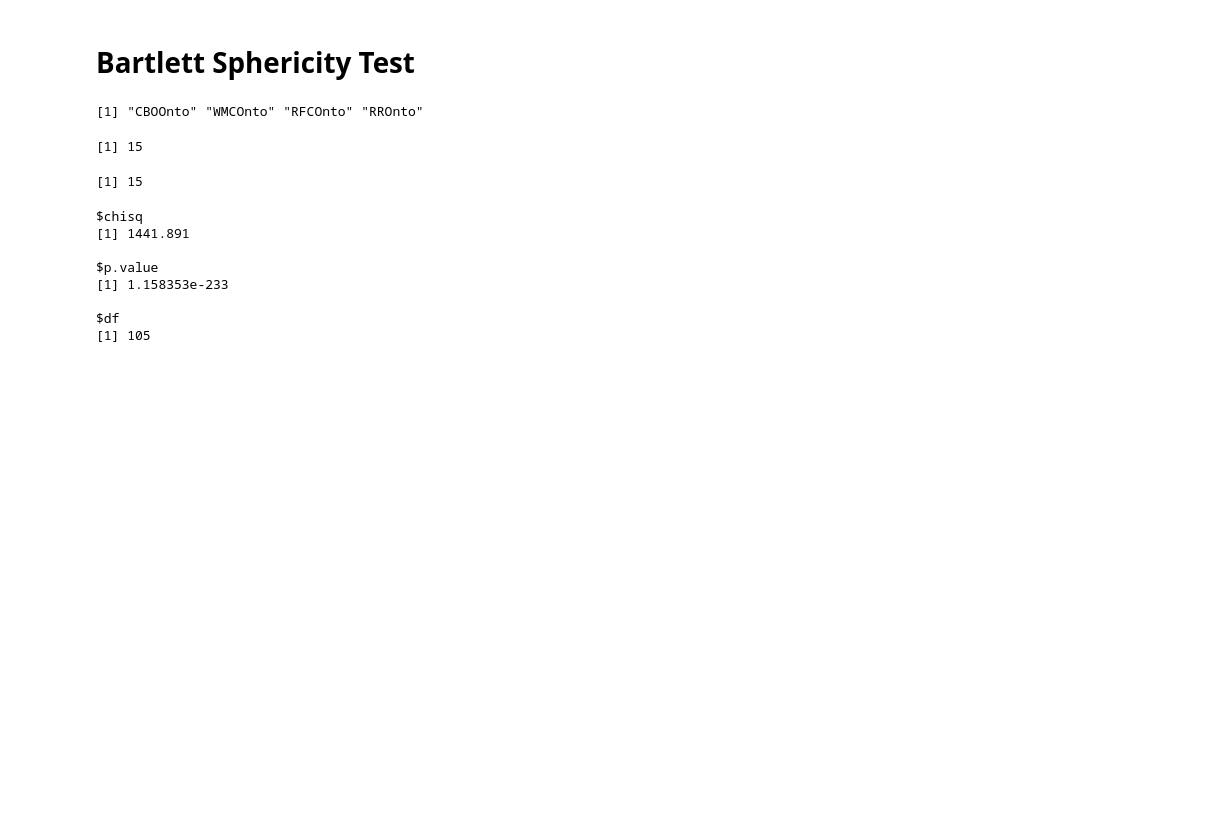
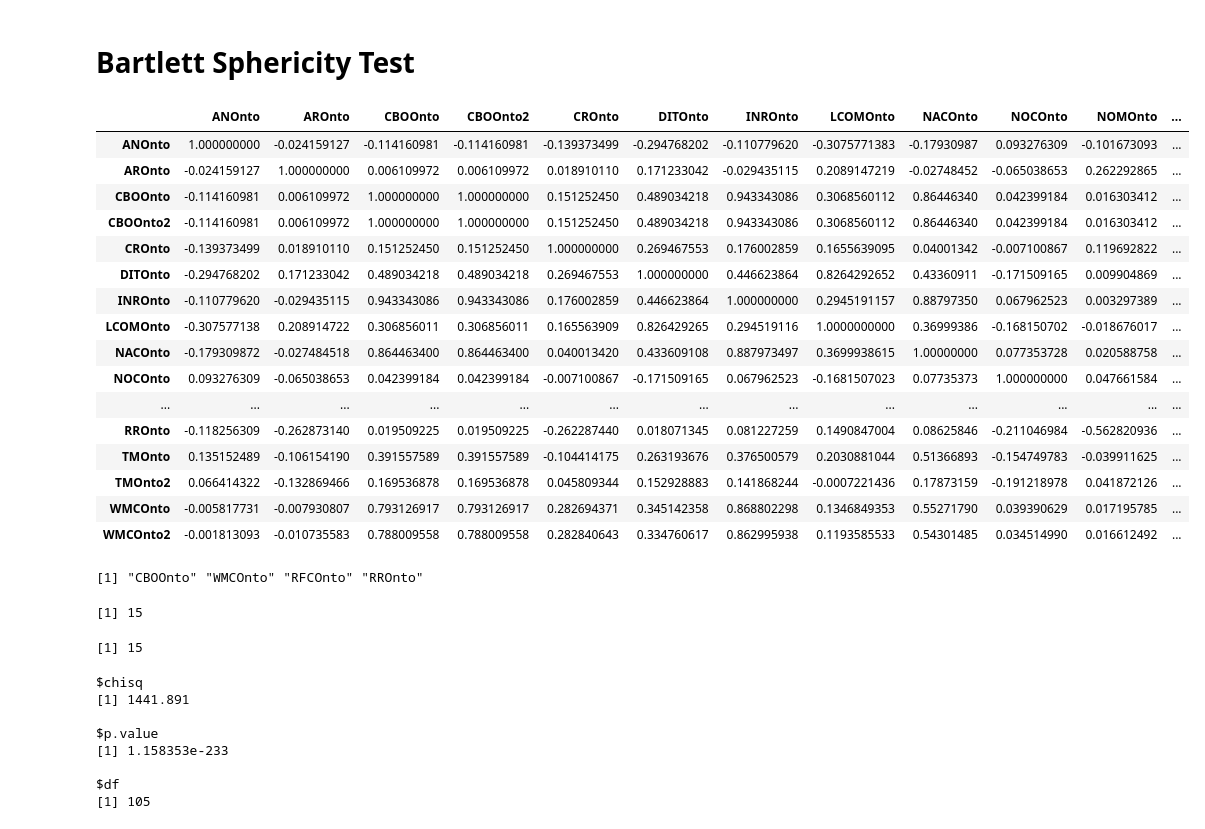
Before and after one commit to neobernad/evaluomeR, a Jupyter notebook: notebooks/local/evaluomeR-Step_0.ipynb, the cells around one changed output. Drawn from its saved outputs; the diff is of its cells as text; code cells hidden in the pictures; blank space fills up the shorter version.

```diff
--- a/notebooks/local/evaluomeR-Step_0.ipynb
+++ b/notebooks/local/evaluomeR-Step_0.ipynb
@@ -94,6 +76,26 @@ biplot(data.pca)
 # %%
 R = cor(data)
 #print(correlations)
+# %%
+R
+# %% [output]
+|  | ANOnto | AROnto | CBOOnto | CBOOnto2 | CROnto | DITOnto | INROnto | LCOMOnto | NACOnto | NOCOnto | NOMOnto | ... |
+| ANOnto | 1.000000000 | -0.024159127 | -0.114160981 | -0.114160981 | -0.139373499 | -0.294768202 | -0.110779620 | -0.3075771383 | -0.17930987 | 0.093276309 | -0.101673093 | ... |
+| AROnto | -0.024159127 | 1.000000000 | 0.006109972 | 0.006109972 | 0.018910110 | 0.171233042 | -0.029435115 | 0.2089147219 | -0.02748452 | -0.065038653 | 0.262292865 | ... |
+| CBOOnto | -0.114160981 | 0.006109972 | 1.000000000 | 1.000000000 | 0.151252450 | 0.489034218 | 0.943343086 | 0.3068560112 | 0.86446340 | 0.042399184 | 0.016303412 | ... |
+| CBOOnto2 | -0.114160981 | 0.006109972 | 1.000000000 | 1.000000000 | 0.151252450 | 0.489034218 | 0.943343086 | 0.3068560112 | 0.86446340 | 0.042399184 | 0.016303412 | ... |
+| CROnto | -0.139373499 | 0.018910110 | 0.151252450 | 0.151252450 | 1.000000000 | 0.269467553 | 0.176002859 | 0.1655639095 | 0.04001342 | -0.007100867 | 0.119692822 | ... |
+| DITOnto | -0.294768202 | 0.171233042 | 0.489034218 | 0.489034218 | 0.269467553 | 1.000000000 | 0.446623864 | 0.8264292652 | 0.43360911 | -0.171509165 | 0.009904869 | ... |
+| INROnto | -0.110779620 | -0.029435115 | 0.943343086 | 0.943343086 | 0.176002859 | 0.446623864 | 1.000000000 | 0.2945191157 | 0.88797350 | 0.067962523 | 0.003297389 | ... |
+| LCOMOnto | -0.307577138 | 0.208914722 | 0.306856011 | 0.306856011 | 0.165563909 | 0.826429265 | 0.294519116 | 1.0000000000 | 0.36999386 | -0.168150702 | -0.018676017 | ... |
+| NACOnto | -0.179309872 | -0.027484518 | 0.864463400 | 0.864463400 | 0.040013420 | 0.433609108 | 0.887973497 | 0.3699938615 | 1.00000000 | 0.077353728 | 0.020588758 | ... |
+| NOCOnto | 0.093276309 | -0.065038653 | 0.042399184 | 0.042399184 | -0.007100867 | -0.171509165 | 0.067962523 | -0.1681507023 | 0.07735373 | 1.000000000 | 0.047661584 | ... |
+| ... | ... | ... | ... | ... | ... | ... | ... | ... | ... | ... | ... | ... |
+| RROnto | -0.118256309 | -0.262873140 | 0.019509225 | 0.019509225 | -0.262287440 | 0.018071345 | 0.081227259 | 0.1490847004 | 0.08625846 | -0.211046984 | -0.562820936 | ... |
+| TMOnto | 0.135152489 | -0.106154190 | 0.391557589 | 0.391557589 | -0.104414175 | 0.263193676 | 0.376500579 | 0.2030881044 | 0.51366893 | -0.154749783 | -0.039911625 | ... |
+| TMOnto2 | 0.066414322 | -0.132869466 | 0.169536878 | 0.169536878 | 0.045809344 | 0.152928883 | 0.141868244 | -0.0007221436 | 0.17873159 | -0.191218978 | 0.041872126 | ... |
+| WMCOnto | -0.005817731 | -0.007930807 | 0.793126917 | 0.793126917 | 0.282694371 | 0.345142358 | 0.868802298 | 0.1346849353 | 0.55271790 | 0.039390629 | 0.017195785 | ... |
+| WMCOnto2 | -0.001813093 | -0.010735583 | 0.788009558 | 0.788009558 | 0.282840643 | 0.334760617 | 0.862995938 | 0.1193585533 | 0.54301485 | 0.034514990 | 0.016612492 | ... |
 # %%
 cor_metrics = findCorrelation(R, cutoff = 0.95, verbose = FALSE, names=TRUE)
 cor_metrics
```
Also changed, not shown: parts of 12 cells of this notebook, 1 other file.
